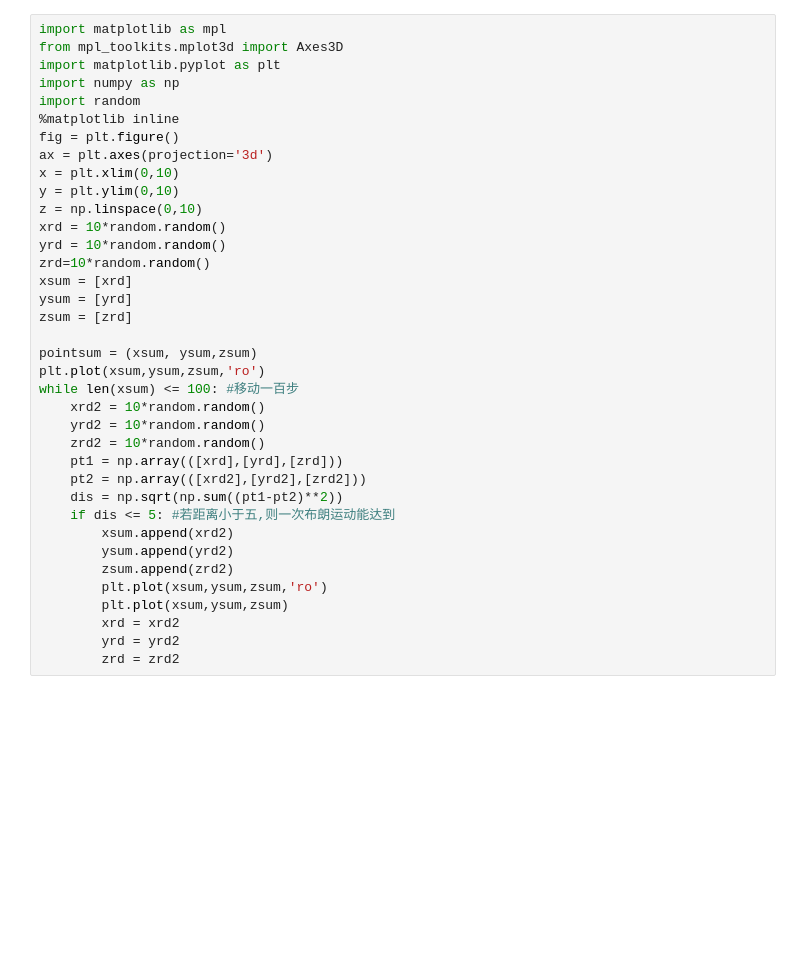
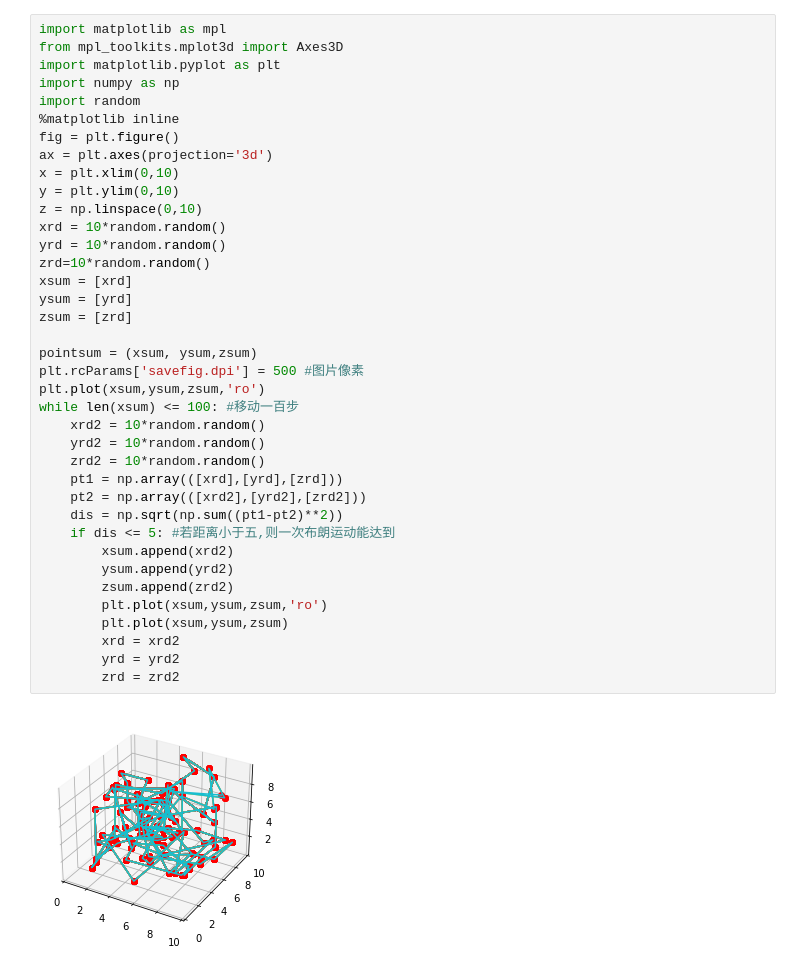
Before and after one commit to hflser2014/Mini-Projet-Physique-1-Diffusion, a Jupyter notebook: InteractiveDraft.ipynb, the cells around one changed output. Drawn from its saved outputs; the diff is of its cells as text; blank space fills up the shorter version.

```diff
--- a/InteractiveDraft.ipynb
+++ b/InteractiveDraft.ipynb
@@ -36,30 +34,33 @@ import random
 fig = plt.figure()
 ax = plt.axes(projection='3d')
 x = plt.xlim(0,10)
 y = plt.ylim(0,10)
 z = np.linspace(0,10)
 xrd = 10*random.random()
 yrd = 10*random.random()
 zrd=10*random.random()
 xsum = [xrd]
 ysum = [yrd]
 zsum = [zrd]
 
 pointsum = (xsum, ysum,zsum)
+plt.rcParams['savefig.dpi'] = 500 #图片像素
 plt.plot(xsum,ysum,zsum,'ro')
 while len(xsum) <= 100: #移动一百步
     xrd2 = 10*random.random()
     yrd2 = 10*random.random()
     zrd2 = 10*random.random()
     pt1 = np.array(([xrd],[yrd],[zrd]))
     pt2 = np.array(([xrd2],[yrd2],[zrd2]))
     dis = np.sqrt(np.sum((pt1-pt2)**2))
     if dis <= 5: #若距离小于五,则一次布朗运动能达到
         xsum.append(xrd2)
         ysum.append(yrd2)
         zsum.append(zrd2)
         plt.plot(xsum,ysum,zsum,'ro')
         plt.plot(xsum,ysum,zsum)
         xrd = xrd2
         yrd = yrd2
         zrd = zrd2
+# %% [output]
+[figure, added]
```
Also changed, not shown: parts of 2 cells of this notebook, 2 other files.
